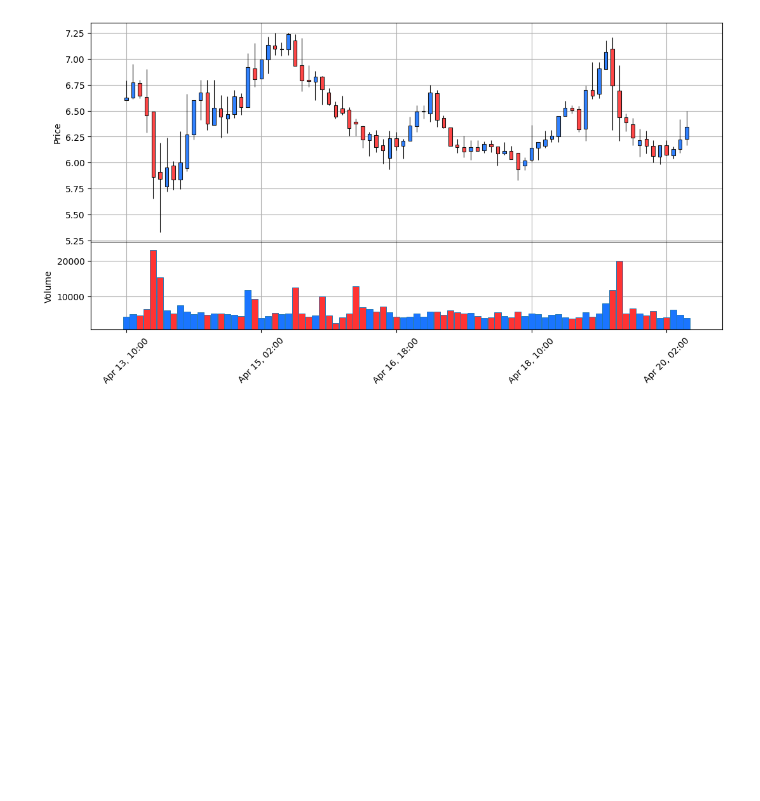
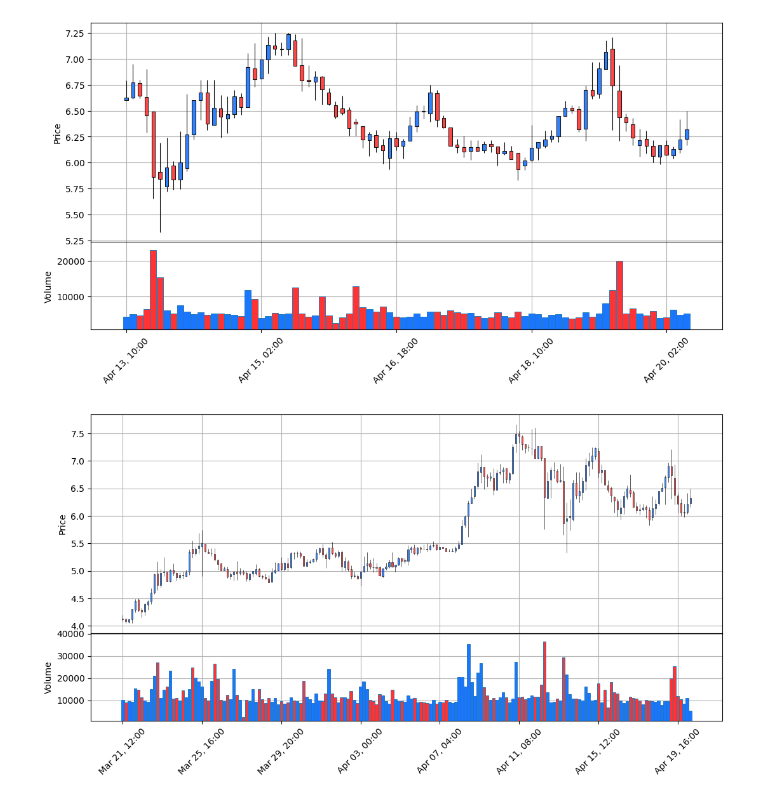
Before and after one commit to Altair200333/traderbor, a Jupyter notebook: notebooks/explore.ipynb, the cells around one changed output. Drawn from its saved outputs; the diff is of its cells as text; code cells hidden in the pictures; blank space fills up the shorter version.

```diff
--- a/notebooks/explore.ipynb
+++ b/notebooks/explore.ipynb
@@ -63,6 +62,7 @@ client.create(
 # %%
 day_history = get_day_history("TON")
 week_history = get_week_history("TON")
+month_history = get_month_history("TON")
 # %%
 make_candlebars(day_history)
 # %% [output]
@@ -71,6 +71,10 @@ make_candlebars(day_history)
 make_candlebars(week_history)
 # %% [output]
 [figure]
+# %%
+make_candlebars(month_history)
+# %% [output]
+[figure, added]
 # %%
 day_buf = make_candlebars(day_history, useBuf=True)
 week_buf = make_candlebars(week_history, useBuf=True)
```
Also changed, not shown: parts of 7 cells of this notebook, 1 other file.
